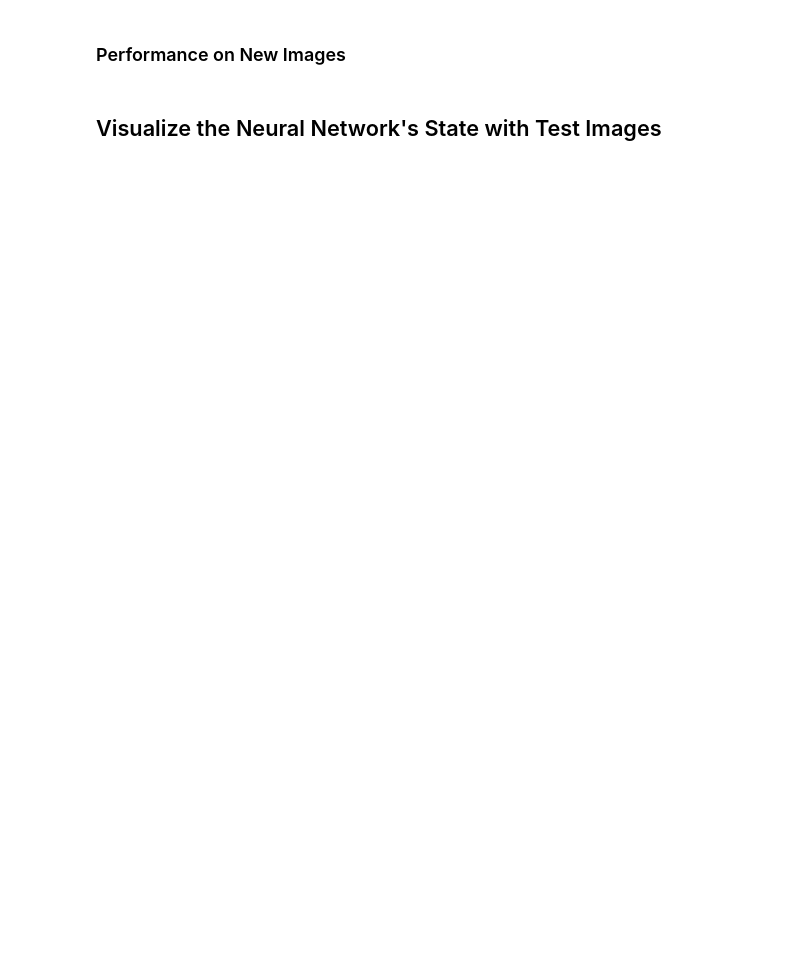
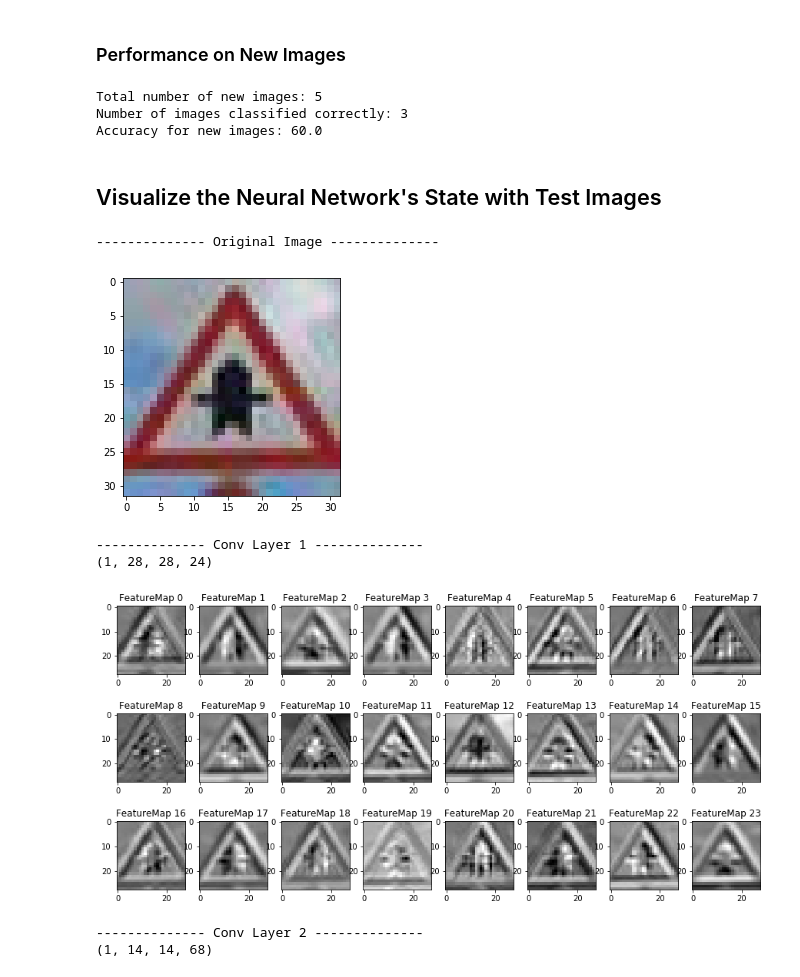
Before and after one commit to rahul1593/Traffic-Sign-Classifier, a Jupyter notebook: Traffic_Sign_Classifier.ipynb, the cells around one changed output. Saved outputs shown, nothing was run; the diff lists cells and outputs as text; code cells hidden in the pictures; blank space fills up the shorter version.

```diff
--- a/Traffic_Sign_Classifier.ipynb
+++ b/Traffic_Sign_Classifier.ipynb
@@ -271,43 +273,43 @@ def model(x):
     sigma = 0.1
     keep_prob = 0.9
     weights = {
-        "cnv1": tf.Variable(tf.truncated_normal(shape=(5, 5, 1, 32), mean = mu, stddev = sigma)),
-        "cnv2": tf.Variable(tf.truncated_normal(shape=(5, 5, 32, 64), mean = mu, stddev = sigma)),
-        "cnv3": tf.Variable(tf.truncated_normal(shape=(7*7*64, 1024), mean = mu, stddev = sigma)),
-        "cnv4": tf.Variable(tf.truncated_normal(shape=(1024, 172), mean = mu, stddev = sigma)),
+        "cnv1": tf.Variable(tf.truncated_normal(shape=(5, 5, 1, 24), mean = mu, stddev = sigma)),
+        "cnv2": tf.Variable(tf.truncated_normal(shape=(5, 5, 24, 68), mean = mu, stddev = sigma)),
+        "cnv3": tf.Variable(tf.truncated_normal(shape=(7*7*68, 976), mean = mu, stddev = sigma)),
+        "cnv4": tf.Variable(tf.truncated_normal(shape=(976, 172), mean = mu, stddev = sigma)),
         "cnv5": tf.Variable(tf.truncated_normal(shape=(172, n_classes), mean = mu, stddev = sigma))
     }
     biases = {
-        'bcv1': tf.Variable(tf.zeros([32])),
-        'bcv2': tf.Variable(tf.zeros([64])),
-        'bcv3': tf.Variable(tf.zeros([1024])),
+        'bcv1': tf.Variable(tf.zeros([24])),
+        'bcv2': tf.Variable(tf.zeros([68])),
+        'bcv3': tf.Variable(tf.zeros([976])),
         'bcv4': tf.Variable(tf.zeros([172])),
         'bcv5': tf.Variable(tf.zeros([n_classes]))
     }
-    # Layer 1: Convolutional. Input=32x32x1, Output = 28x28x32
+    # Layer 1: Convolutional. Input=32x32x1, Output = 28x28x24
     layer1 = tf.nn.conv2d(x, weights['cnv1'], strides=[1,1,1,1], padding="VALID") + biases['bcv1']
     layer = tf.nn.relu(layer1)
-    #Pooling, Input = 28x28x32, Output = 14x14x32
+    #Pooling, Input = 28x28x24, Output = 14x14x24
     layer = tf.nn.max_pool(layer, ksize=[1,2,2,1], strides=[1,2,2,1], padding="SAME")
 
-    # Layer 2: Convolutional. Input=14x14x32, Output = 14x14x64
+    # Layer 2: Convolutional. Input=14x14x24, Output = 14x14x68
     layer2 = tf.nn.conv2d(layer, weights['cnv2'], strides=[1,1,1,1], padding="SAME") + biases['bcv2']
     layer = tf.nn.relu(layer2)
-    #Pooling, Input = 14x14x64, Output = 7x7x64
+    #Pooling, Input = 14x14x68, Output = 7x7x68
     layer = tf.nn.max_pool(layer, ksize=[1,2,2,1], strides=[1,2,2,1], padding="SAME")
 
-    #flatten the image, output = 3136
+    #flatten the image, output = 3332
     layer = flatten(layer)
-    layer = tf.nn.dropout(layer, keep_prob) #keep_prob = 0.9
+    layer = tf.nn.dropout(layer, keep_prob) # keep_prob = 0.9
 
-    #Layer 3: Fully connected Input = 3136, Output = 1024
+    #Layer 3: Fully connected Input = 3332, Output = 976
     layer = tf.add(tf.matmul(layer, weights['cnv3']), biases['bcv3'])
     layer = tf.nn.relu(layer)
 
-    #Layer 4: Fully connected Input = 1024, Output = 172
+    #Layer 4: Fully connected Input = 976, Output = 172
     layer = tf.add(tf.matmul(layer, weights['cnv4']), biases['bcv4'])
     layer = tf.nn.relu(layer)
-    layer = tf.nn.dropout(layer, 0.9)
+    layer = tf.nn.dropout(layer, keep_prob)
 
     #Layer 5: Fully connected Input = 172, Output = 43
     layer = tf.add(tf.matmul(layer, weights['cnv5']), biases['bcv5'])
@@ -342,7 +344,7 @@ BATCH_SIZE = 128
 logits = model(x)
 cross_entropy = tf.nn.softmax_cross_entropy_with_logits(labels=one_hot_y, logits=logits)
 loss_operation = tf.reduce_mean(cross_entropy)
-optimizer = tf.train.AdamOptimizer(learning_rate = rate, epsilon=0.01)
+optimizer = tf.train.AdamOptimizer(learning_rate = rate)
 training_operation = optimizer.minimize(loss_operation)
 
 # Softmax probabilities
@@ -401,7 +403,7 @@ with tf.Session() as sess:
         ac_list[c_epoch] = 1-validation_accuracy
         line1.set_ydata(ac_list)
         fig.canvas.draw()
-        if validation_accuracy >= 0.95:
+        if validation_accuracy >= 0.945:
             print('|')
             break
     training_accuracy = evaluate(X_train, y_train).round(4)
@@ -481,3 +522,17 @@ for i in range(5):
+# %%
+# Get number of correct predictions
+ttl_ni = len(tpf_p_l)
+ccl_cnt = 0
+for i in range(ttl_ni):
+    if tpf_p_l[i][0][0] == y_new[i]:
+        ccl_cnt += 1
+print("Total number of new images:", ttl_ni)
+print("Number of images classified correctly:", ccl_cnt)
+print("Accuracy for new images:", (100*ccl_cnt/ttl_ni))
+# %% [output]
+Total number of new images: 5
+Number of images classified correctly: 3
+Accuracy for new images: 60.0
 # %% [markdown]
 ## Visualize the Neural Network's State with Test Images
 # %%
@@ -492,32 +547,43 @@ def outputFeatureMap(sess, image_input, tf_activation, activation_min=-1, activa
     # Here make sure to preprocess your image_input in a way your network expects
     # with size, normalization, ect if needed
     # image_input =
     # Note: x should be the same name as your network's tensorflow data placeholder variable
     # If you get an error tf_activation is not defined it may be having trouble accessing the variable from inside a function
     activation = tf_activation.eval(session=sess,feed_dict={x : image_input})
     print(activation.shape)
     featuremaps = activation.shape[3]
     plt.figure(plt_num, figsize=(15,15))
     cnt = 0
     for featuremap in range(featuremaps):
         cnt += 1
         if cnt > 48:    # show only 48 feature maps even if more are present
             break
         plt.subplot(6,8, featuremap+1) # sets the number of feature maps to show on each row and column
         plt.title('FeatureMap ' + str(featuremap)) # displays the feature map number
         if activation_min != -1 & activation_max != -1:
             plt.imshow(activation[0,:,:, featuremap], interpolation="nearest", vmin =activation_min, vmax=activation_max, cmap="gray")
         elif activation_max != -1:
             plt.imshow(activation[0,:,:, featuremap], interpolation="nearest", vmax=activation_max, cmap="gray")
         elif activation_min !=-1:
             plt.imshow(activation[0,:,:, featuremap], interpolation="nearest", vmin=activation_min, cmap="gray")
         else:
             plt.imshow(activation[0,:,:, featuremap], interpolation="nearest", cmap="gray")
     plt.show()
 with tf.Session() as sess:
     saver = tf.train.import_meta_graph('model.meta')
     saver.restore(sess, tf.train.latest_checkpoint('.'))
-    print("-------------- Layer 1 --------------")
+    print("-------------- Original Image --------------")
+    plt.imshow(test_images[0])
+    plt.show()
+    print("-------------- Conv Layer 1 --------------")
     outputFeatureMap(sess, test_images_g[:1], layer1)
-    print("-------------- Layer 2 --------------")
+    print("-------------- Conv Layer 2 --------------")
     outputFeatureMap(sess, test_images_g[:1], layer2)
+# %% [output]
+-------------- Original Image --------------
+[figure, added]
+-------------- Conv Layer 1 --------------
+(1, 28, 28, 24)
+[figure, added]
+-------------- Conv Layer 2 --------------
+(1, 14, 14, 68)
```
Also changed, not shown: parts of 10 cells of this notebook, 5 other files.
